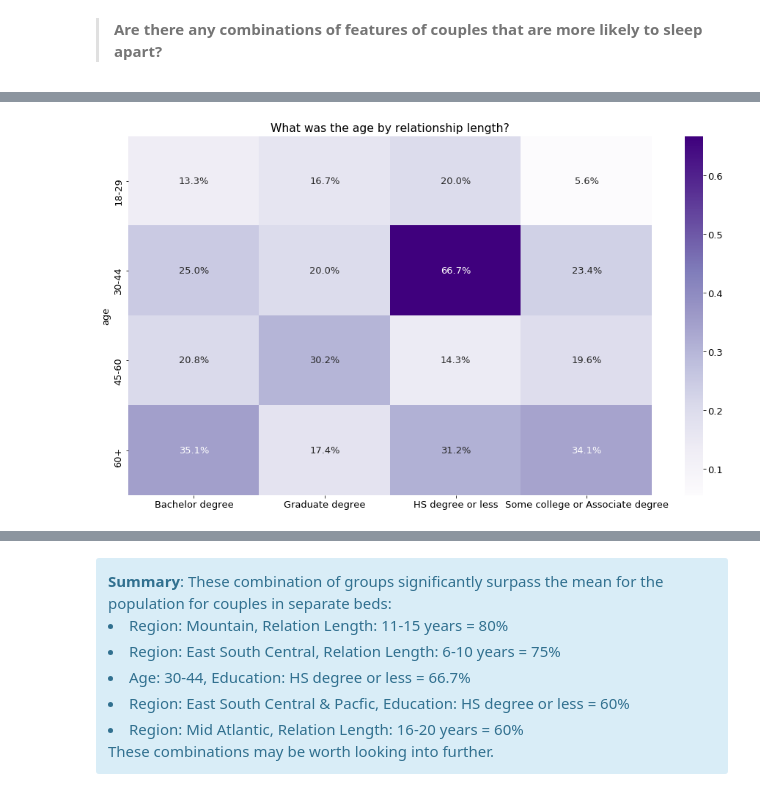
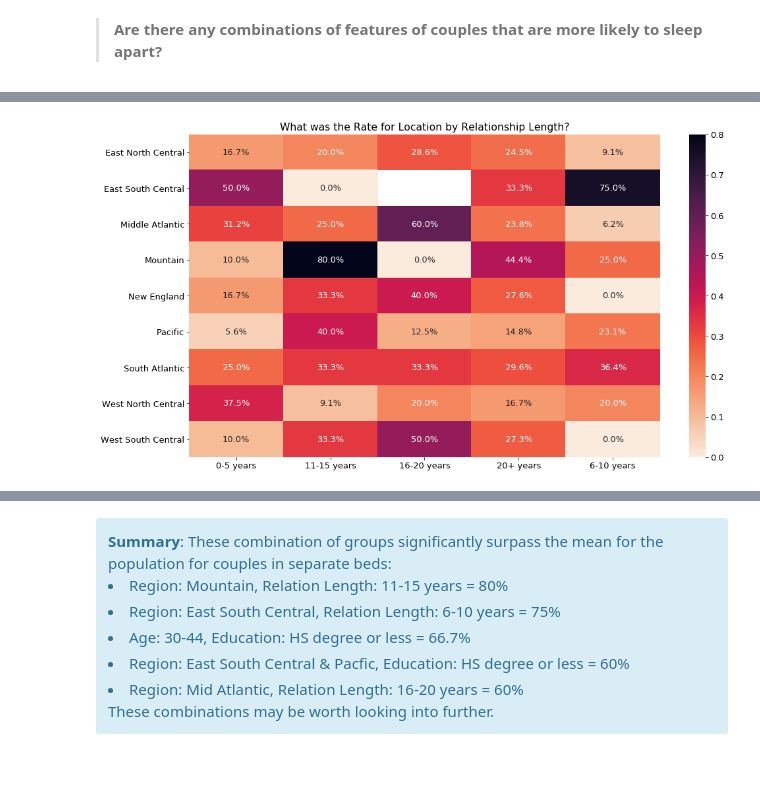
Before and after one commit to Brandon-Martinez27/couples_who_sleep_alone, a Jupyter notebook: explore.ipynb, the cells around one changed output, grey strips where cells are left out. Cells and saved outputs as stored; diff of their text form; code cells hidden in the pictures; blank space fills up the shorter version.

```diff
--- a/explore.ipynb
+++ b/explore.ipynb
@@ -319,3 +320,16 @@ We fail to reject the null hypothesis that Education Level and Sleeping Sitation
     </div>
 # %% [markdown]
 > **Are there any combinations of features of couples that are more likely to sleep apart?**
+# %%
+#train.groupby(['age', 'education']).separate_bed.mean()
+plt.rc('figure', figsize=(12, 4))
+ctab = pd.crosstab(train['age'], train.education, values=train.separate_bed, aggfunc='mean')
+sns.heatmap(ctab, annot=True, cmap='Purples', fmt='.1%')
+
+plt.title('What was the Rate for Age by Education Level?')
+plt.xticks(rotation=20)
+plt.yticks(rotation=45)
+plt.ylabel('')
+plt.xlabel('')
+
+plt.show()
@@ -321,0 +338,12 @@ We fail to reject the null hypothesis that Education Level and Sleeping Sitation
+# %%
+#train.groupby(['location', 'education']).separate_bed.mean()
+plt.rc('figure', figsize=(16, 9))
+
+ctab = pd.crosstab(train['location'], train.education, values=train.separate_bed, aggfunc='mean')
+sns.heatmap(ctab, annot=True, cmap='Greens', fmt='.1%')
+
+plt.title('What was the Rate for Age by Relationship Length?')
+plt.xlabel('')
+plt.ylabel('')
+
+plt.show()
@@ -322,12 +352,13 @@ We fail to reject the null hypothesis that Education Level and Sleeping Sitation
 # %%
-#train.groupby(['age', 'education']).separate_bed.mean()
+#train.groupby(['location', 'rel_length']).separate_bed.mean()
 
-ctab = pd.crosstab(train['age'], train.education, values=train.separate_bed, aggfunc='mean')
-sns.heatmap(ctab, annot=True, cmap='Purples', fmt='.1%')
+ctab = pd.crosstab(train['location'], train.rel_length, values=train.separate_bed, aggfunc='mean')
+sns.heatmap(ctab, annot=True, cmap='rocket_r', fmt='.1%')
 
-plt.title('What was the age by relationship length?')
+plt.title('What was the Rate for Location by Relationship Length?')
 plt.xlabel('')
+plt.ylabel('')
 
 plt.show()
 # %% [output]
-[figure, old version]
+[figure, new version]
```
Also changed, not shown: parts of 11 cells of this notebook, 2 other files.
